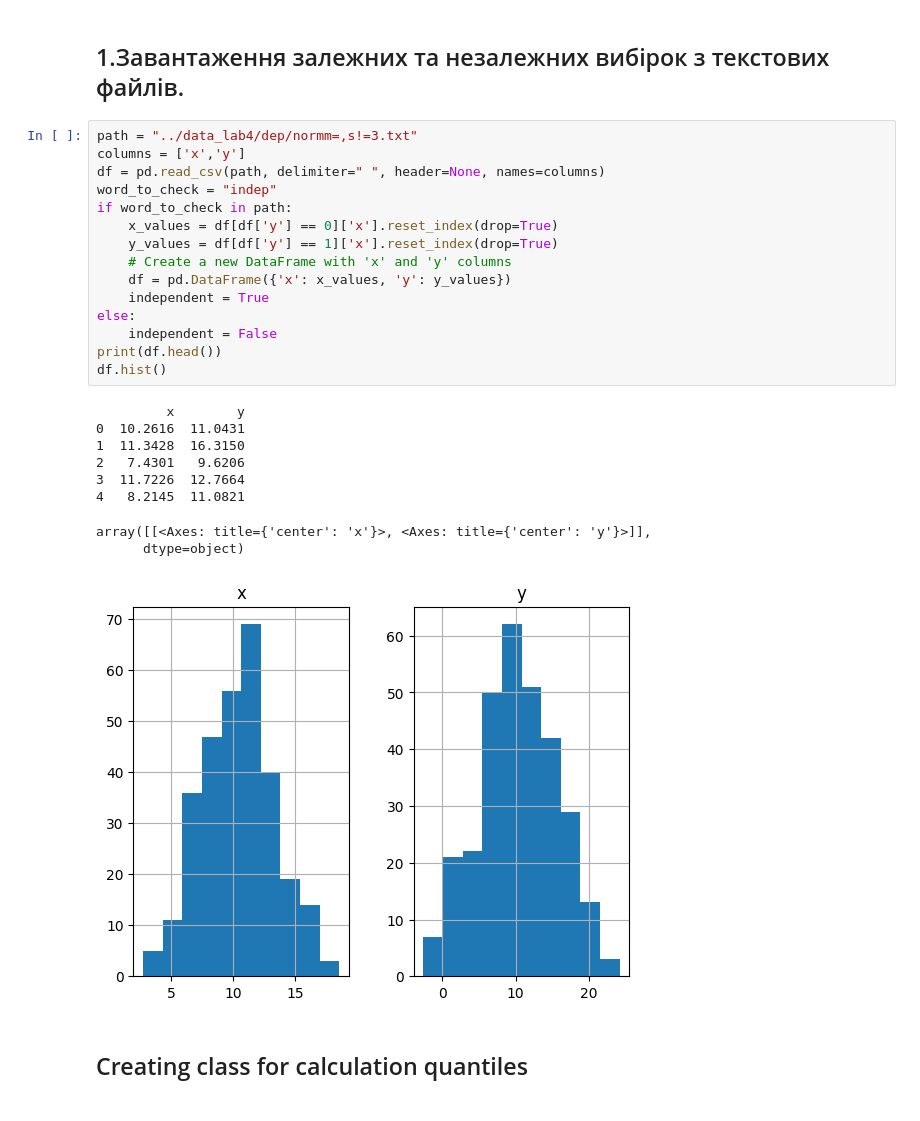
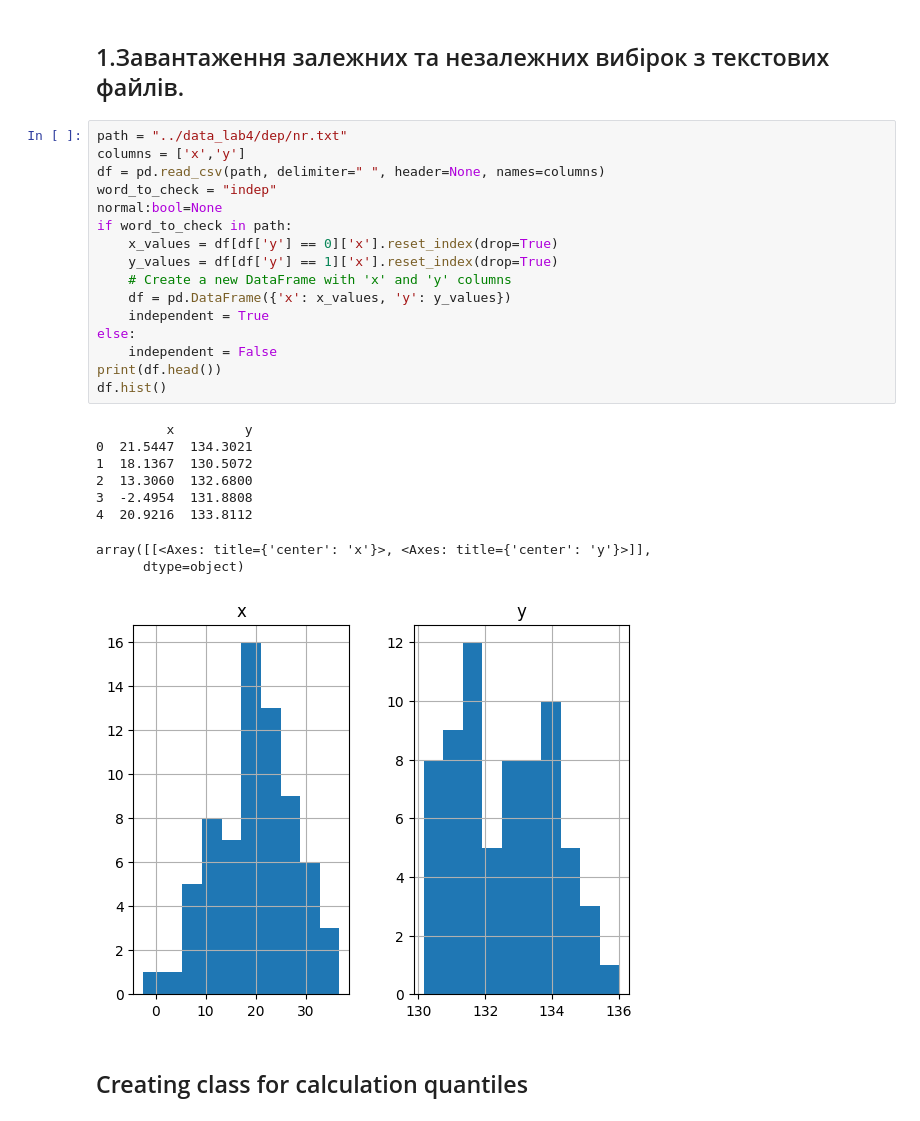
Before and after one commit to nezogame/Data_analysis_and_visualization, a Jupyter notebook: lab4/Untitled.ipynb, the cells around one changed output. Saved outputs shown, nothing was run; the diff lists cells and outputs as text.

```diff
--- a/lab4/Untitled.ipynb
+++ b/lab4/Untitled.ipynb
@@ -10,30 +10,31 @@ from scipy import stats
 # %% [markdown]
 ## 1.Завантаження залежних та незалежних вибірок з текстових файлів.
 # %%
-path = "../data_lab4/dep/normm=,s!=3.txt"
+path = "../data_lab4/dep/nr.txt"
 columns = ['x','y']
 df = pd.read_csv(path, delimiter=" ", header=None, names=columns)
 word_to_check = "indep"
+normal:bool=None
 if word_to_check in path:
     x_values = df[df['y'] == 0]['x'].reset_index(drop=True)
     y_values = df[df['y'] == 1]['x'].reset_index(drop=True)
     # Create a new DataFrame with 'x' and 'y' columns
     df = pd.DataFrame({'x': x_values, 'y': y_values})
     independent = True
 else:
     independent = False
 print(df.head())
 df.hist()
 # %% [output]
-         x        y
-0  10.2616  11.0431
-1  11.3428  16.3150
-2   7.4301   9.6206
-3  11.7226  12.7664
-4   8.2145  11.0821
+         x         y
+0  21.5447  134.3021
+1  18.1367  130.5072
+2  13.3060  132.6800
+3  -2.4954  131.8808
+4  20.9216  133.8112
 array([[<Axes: title={'center': 'x'}>, <Axes: title={'center': 'y'}>]],
       dtype=object)
-[figure, old version]
+[figure, new version]
 # %% [markdown]
 ## Creating class for calculation quantiles
 # %%
```
Also changed, not shown: parts of 53 cells of this notebook.
